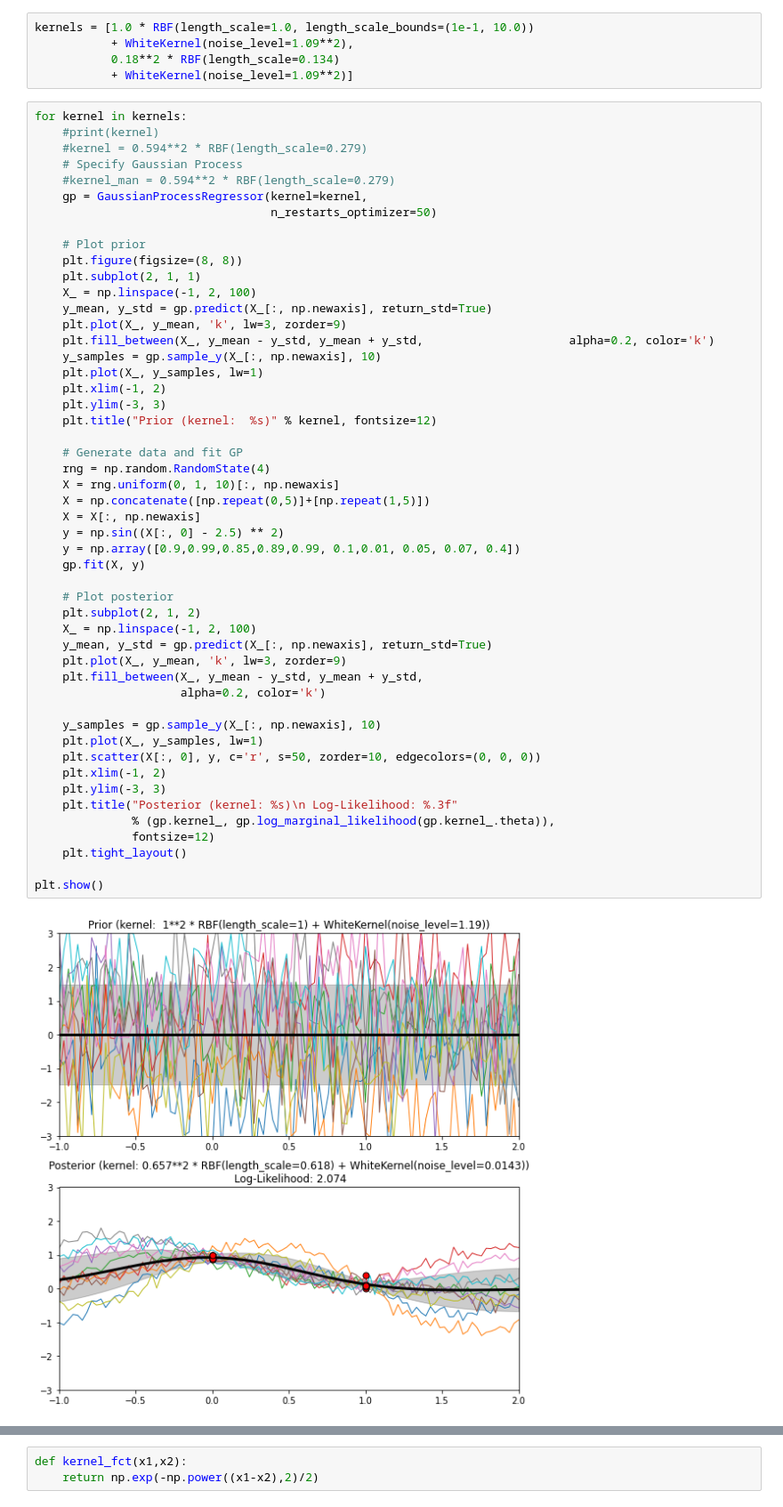
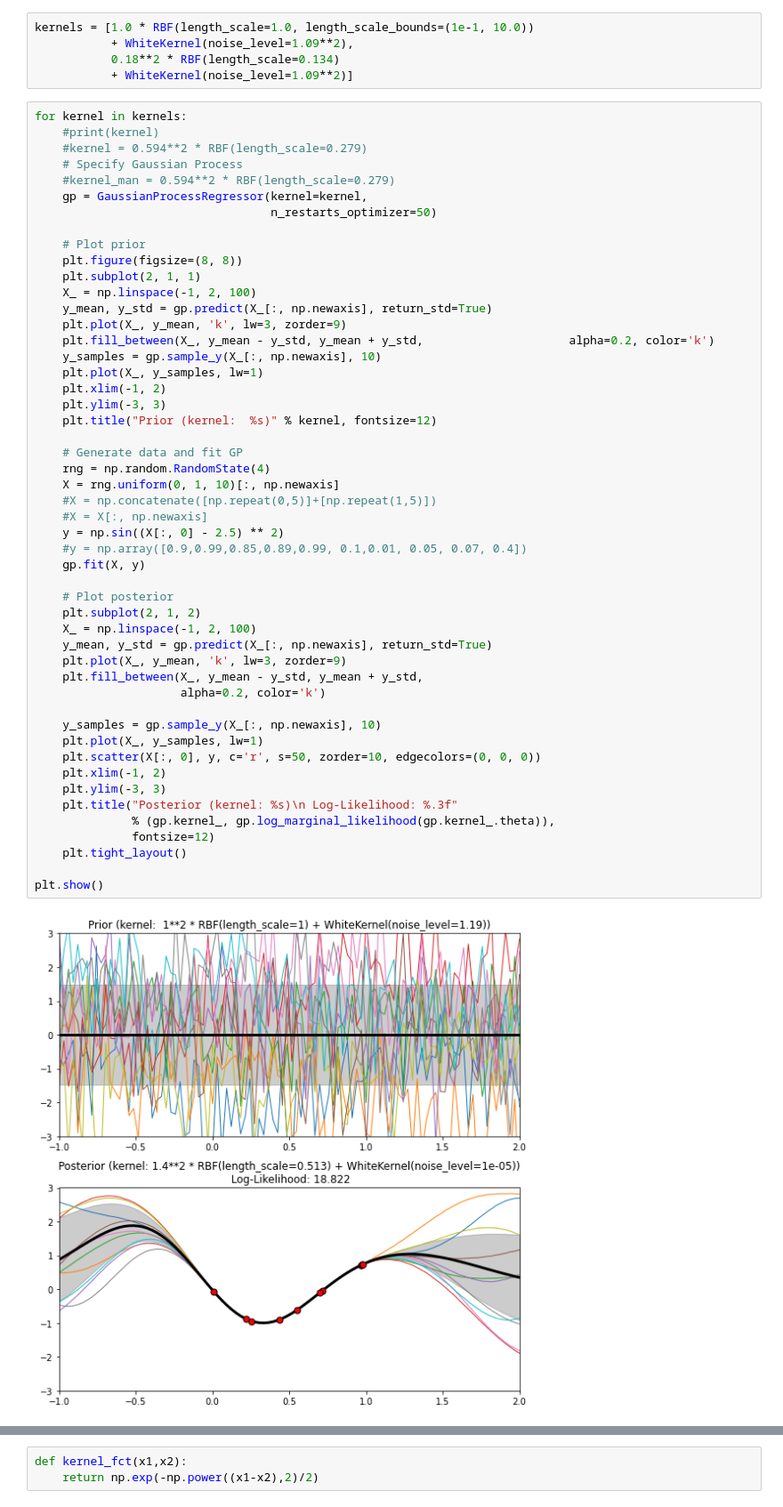
Before and after one commit to matjesg/gp, a Jupyter notebook: nbs_dev/Manual_GP.ipynb, the cells around one changed output, grey strips where cells are left out. Shown at 89% size. Drawn from its saved outputs; the diff is of its cells as text.

```diff
--- a/nbs_dev/Manual_GP.ipynb
+++ b/nbs_dev/Manual_GP.ipynb
@@ -54,34 +54,34 @@ for kernel in kernels:
     plt.xlim(-1, 2)
     plt.ylim(-3, 3)
     plt.title("Prior (kernel:  %s)" % kernel, fontsize=12)
 
     # Generate data and fit GP
     rng = np.random.RandomState(4)
     X = rng.uniform(0, 1, 10)[:, np.newaxis]
-    X = np.concatenate([np.repeat(0,5)]+[np.repeat(1,5)])
-    X = X[:, np.newaxis]
+    #X = np.concatenate([np.repeat(0,5)]+[np.repeat(1,5)])
+    #X = X[:, np.newaxis]
     y = np.sin((X[:, 0] - 2.5) ** 2)
-    y = np.array([0.9,0.99,0.85,0.89,0.99, 0.1,0.01, 0.05, 0.07, 0.4])
+    #y = np.array([0.9,0.99,0.85,0.89,0.99, 0.1,0.01, 0.05, 0.07, 0.4])
     gp.fit(X, y)
 
     # Plot posterior
     plt.subplot(2, 1, 2)
     X_ = np.linspace(-1, 2, 100)
     y_mean, y_std = gp.predict(X_[:, np.newaxis], return_std=True)
     plt.plot(X_, y_mean, 'k', lw=3, zorder=9)
     plt.fill_between(X_, y_mean - y_std, y_mean + y_std,
                      alpha=0.2, color='k')
 
     y_samples = gp.sample_y(X_[:, np.newaxis], 10)
     plt.plot(X_, y_samples, lw=1)
     plt.scatter(X[:, 0], y, c='r', s=50, zorder=10, edgecolors=(0, 0, 0))
     plt.xlim(-1, 2)
     plt.ylim(-3, 3)
     plt.title("Posterior (kernel: %s)\n Log-Likelihood: %.3f"
               % (gp.kernel_, gp.log_marginal_likelihood(gp.kernel_.theta)),
               fontsize=12)
     plt.tight_layout()
 
 plt.show()
 # %% [output]
-[figure, old version]
+[figure, new version]
```
Also changed, not shown: parts of 2 cells of this notebook, 2 other files.
